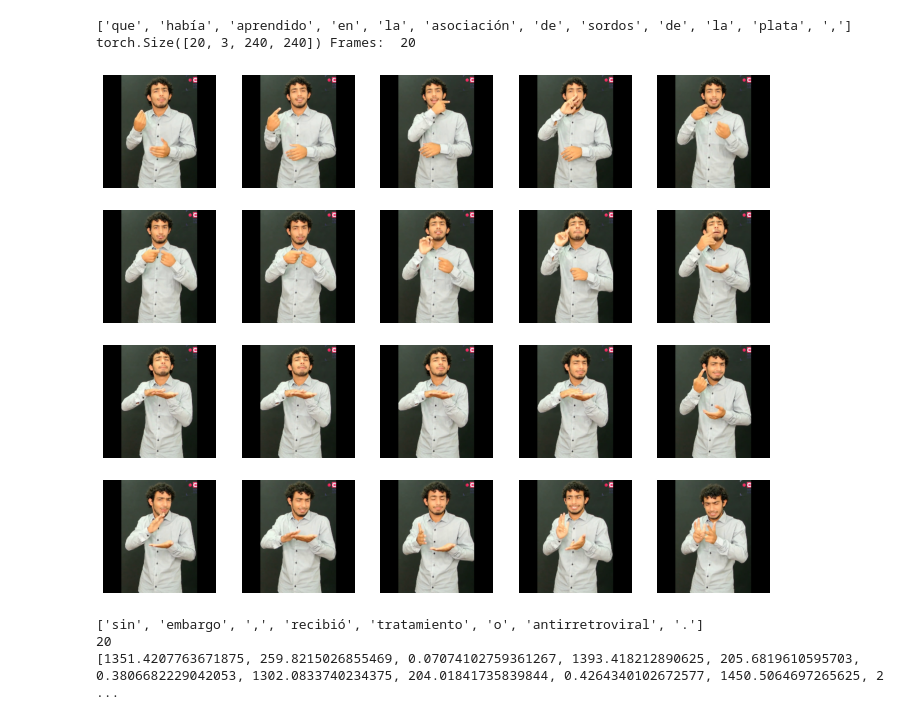
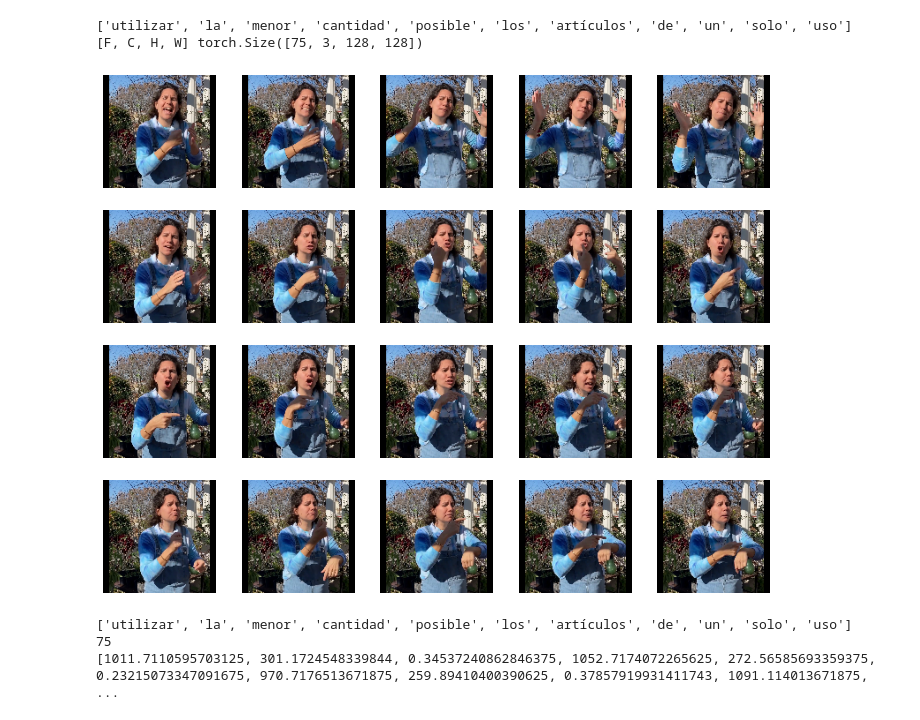
Before and after one commit to midusi/keypoint-models, a Jupyter notebook: test.ipynb, the cells around one changed output. Cells and saved outputs as stored; diff of their text form; code cells hidden in the pictures.

```diff
--- a/test.ipynb
+++ b/test.ipynb
@@ -4,0 +6,10 @@ dataset = LSA_Dataset('/mnt/data/datasets/cn_sordos_db/data/cuts', load_videos=T
+# %%
+root = '/mnt/data/datasets/cn_sordos_db/data/cuts'
+max_frames = 75
+
+dataset = LSA_Dataset(
+    root,
+    frame_transform = get_roi_selector_transform(128,128),
+    video_transform = get_frames_reduction_transform(max_frames),
+    keypoints_transform = get_frames_reduction_transform(max_frames)
+    )
@@ -5,56 +21,26 @@ dataset = LSA_Dataset('/mnt/data/datasets/cn_sordos_db/data/cuts', load_videos=T
 # %%
-import random
-from torch.utils.data import DataLoader
-from typing import Dict, Any, TypedDict
-import matplotlib.pylab as plt
-from LSA_Dataset import LSA_Dataset
-
-
-class Box(TypedDict):
-    x1: float
-    y1: float
-    width: float
-    height: float
-
-i = random.randint(0, dataset.__len__())
-sample = dataset.__getitem__(i)
 print(sample[3].tokens)
 clip = sample[1]
-print(clip.size(), "Frames: ", clip.size()[0])
+print("[F, C, H, W]", clip.size())
 plt.figure(figsize=(12, 12))
 for i in range(20):
     plt.subplot(5, 5, i + 1)
     iclip = clip[i, ...].permute(1,2,0)
     plt.imshow(iclip)
     plt.axis("off")
 # %% [output]
-['que', 'había', 'aprendido', 'en', 'la', 'asociación', 'de', 'sordos', 'de', 'la', 'plata', ',']
-torch.Size([20, 3, 240, 240]) Frames:  20
+['utilizar', 'la', 'menor', 'cantidad', 'posible', 'los', 'artículos', 'de', 'un', 'solo', 'uso']
+[F, C, H, W] torch.Size([75, 3, 128, 128])
-[figure, old version]
+[figure, new version]
-# %%
-import random
-from torch.utils.data import DataLoader
-from typing import Dict, Any, TypedDict
-import matplotlib.pylab as plt
-from LSA_Dataset import LSA_Dataset
-
-
-class Box(TypedDict):
-    x1: float
-    y1: float
-    width: float
-    height: float
-
-i = random.randint(0, dataset.__len__())
-sample = dataset.__getitem__(i)
-print(sample[3].tokens)
-keys = sample[2]
-print(len(keys))
-print(keys[0]['keypoints'])
-# %% [output]
-['sin', 'embargo', ',', 'recibió', 'tratamiento', 'o', 'antirretroviral', '.']
-20
-[1351.4207763671875, 259.8215026855469, 0.07074102759361267, 1393.418212890625, 205.6819610595703, 0.3806682229042053, 1302.0833740234375, 204.01841735839844, 0.4264340102672577, 1450.5064697265625, 2 ...
+# %%
+print(sample[3].tokens)
+keys = sample[2]
+print(len(keys))
+print(keys[0]['keypoints'])
+# %% [output]
+['utilizar', 'la', 'menor', 'cantidad', 'posible', 'los', 'artículos', 'de', 'un', 'solo', 'uso']
+75
+[1011.7110595703125, 301.1724548339844, 0.34537240862846375, 1052.7174072265625, 272.56585693359375, 0.23215073347091675, 970.7176513671875, 259.89410400390625, 0.37857919931411743, 1091.114013671875, ...
 # %%
 loader = DataLoader(dataset, batch_size=12)
 data: Dict[str, Any] = {'path': [], 'clip': [], 'keypoints': [], 'label': []}
```
Also changed, not shown: parts of 4 cells of this notebook, 1 other file.
